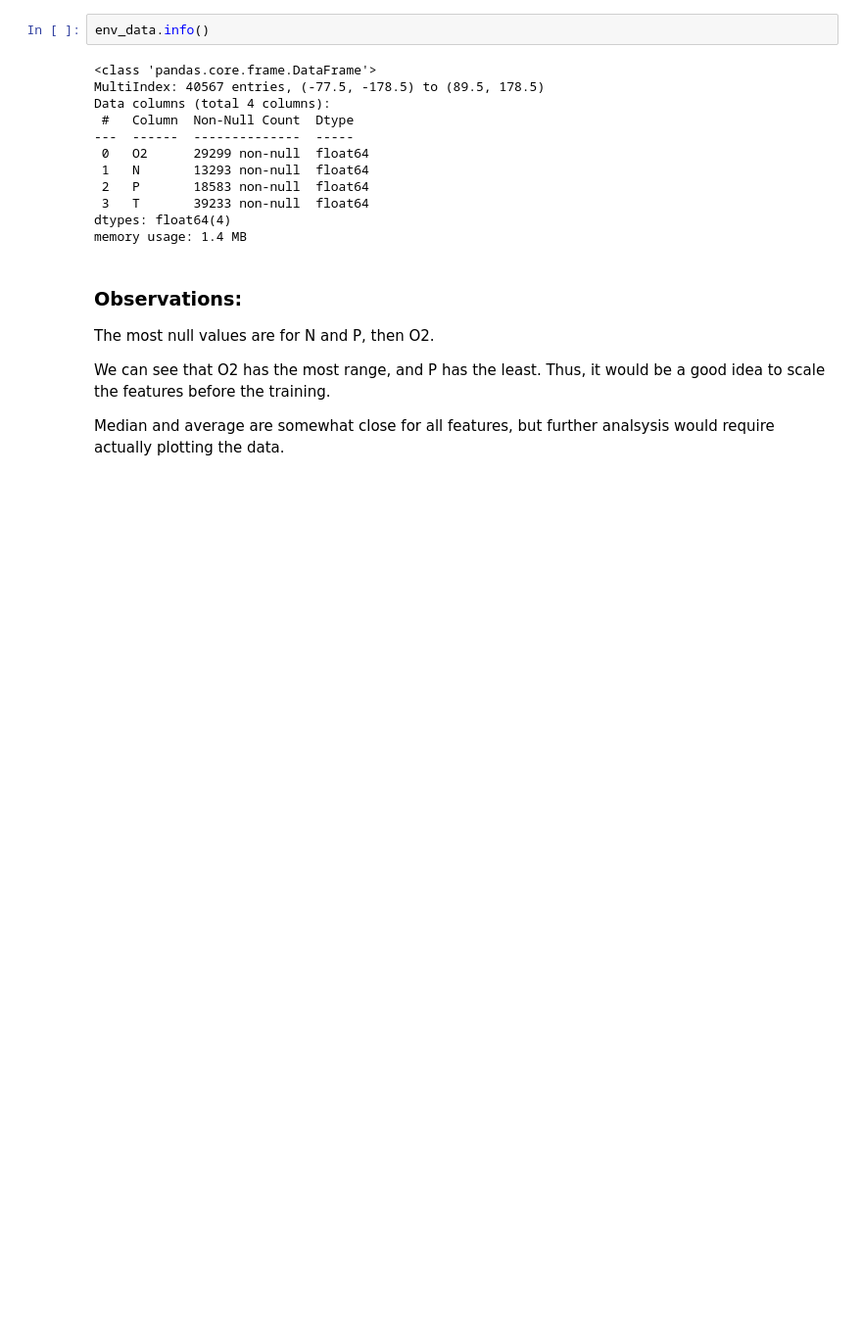
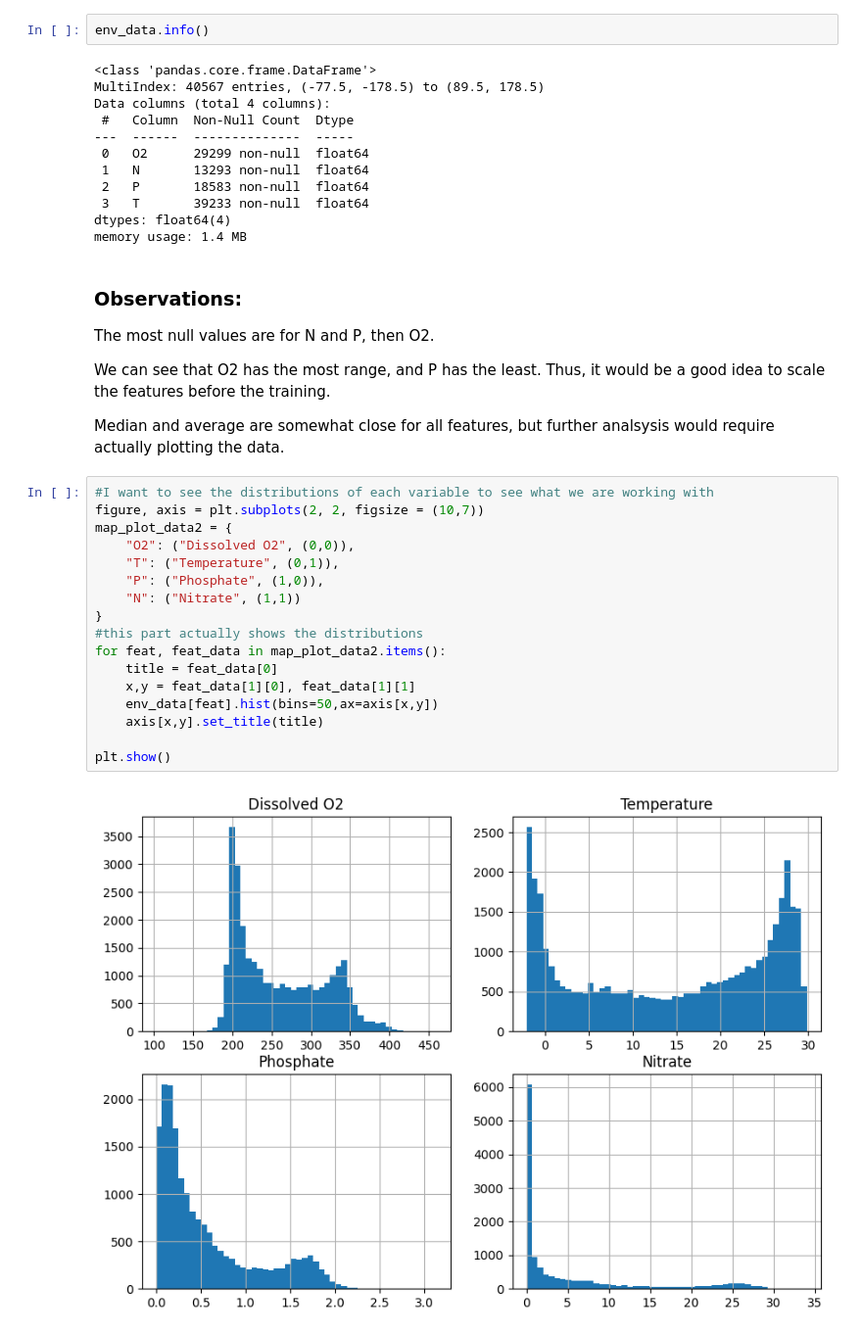
Before and after one commit to systemsecologygroup/N2-fixers-in-the-ocean, a Jupyter notebook: obs_env.ipynb, the cells around one changed output. Shown at 98% size. Cells and saved outputs as stored; diff of their text form; blank space fills up the shorter version.

Commit message:
explored the distributions of environmental features a bit

```diff
--- a/obs_env.ipynb
+++ b/obs_env.ipynb
@@ -211,3 +211,22 @@ The most null values are for N and P, then O2.
 We can see that O2 has the most range, and P has the least. Thus, it would be a good idea to scale the features before the training.
 
 Median and average are somewhat close for all features, but further analsysis would require actually plotting the data.
+# %%
+#I want to see the distributions of each variable to see what we are working with
+figure, axis = plt.subplots(2, 2, figsize = (10,7))
+map_plot_data2 = {
+    "O2": ("Dissolved O2", (0,0)),
+    "T": ("Temperature", (0,1)),
+    "P": ("Phosphate", (1,0)),
+    "N": ("Nitrate", (1,1))
+}
+#this part actually shows the distributions
+for feat, feat_data in map_plot_data2.items():
+    title = feat_data[0]
+    x,y = feat_data[1][0], feat_data[1][1]
+    env_data[feat].hist(bins=50,ax=axis[x,y])
+    axis[x,y].set_title(title)
+
+plt.show()
+# %% [output]
+[figure, added]
```
Also changed, not shown: parts of 2 cells of this notebook.
